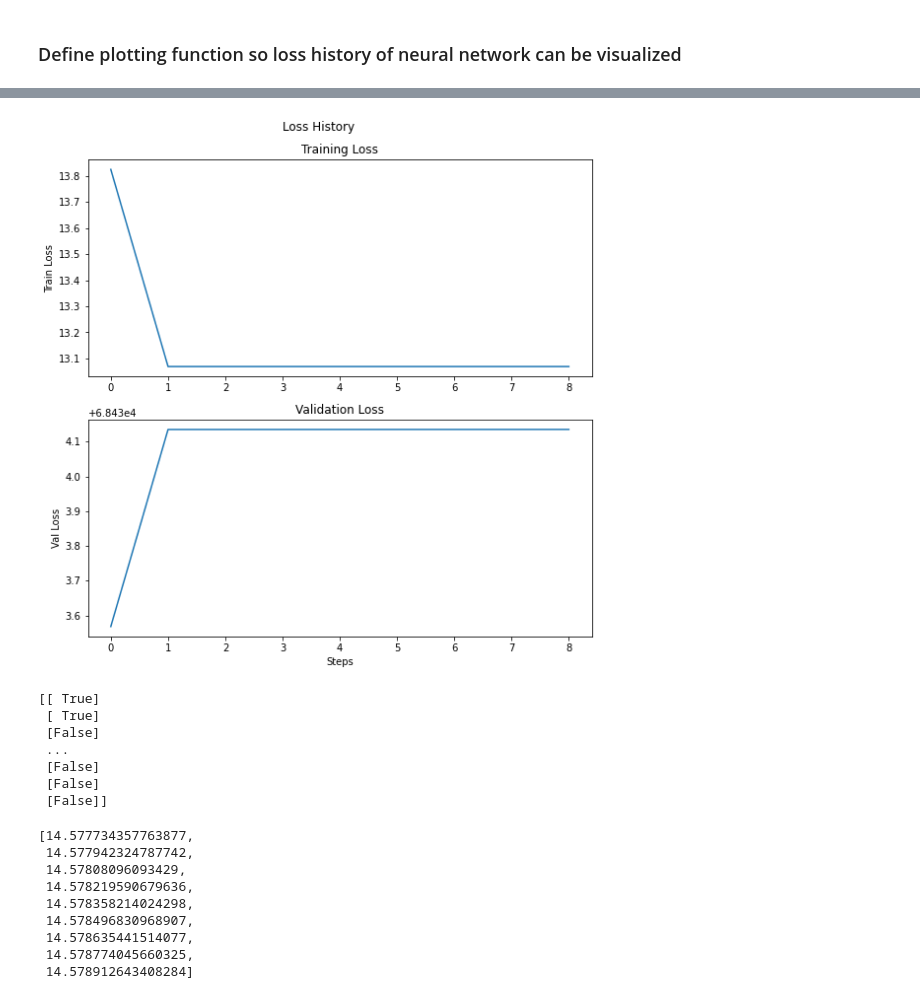
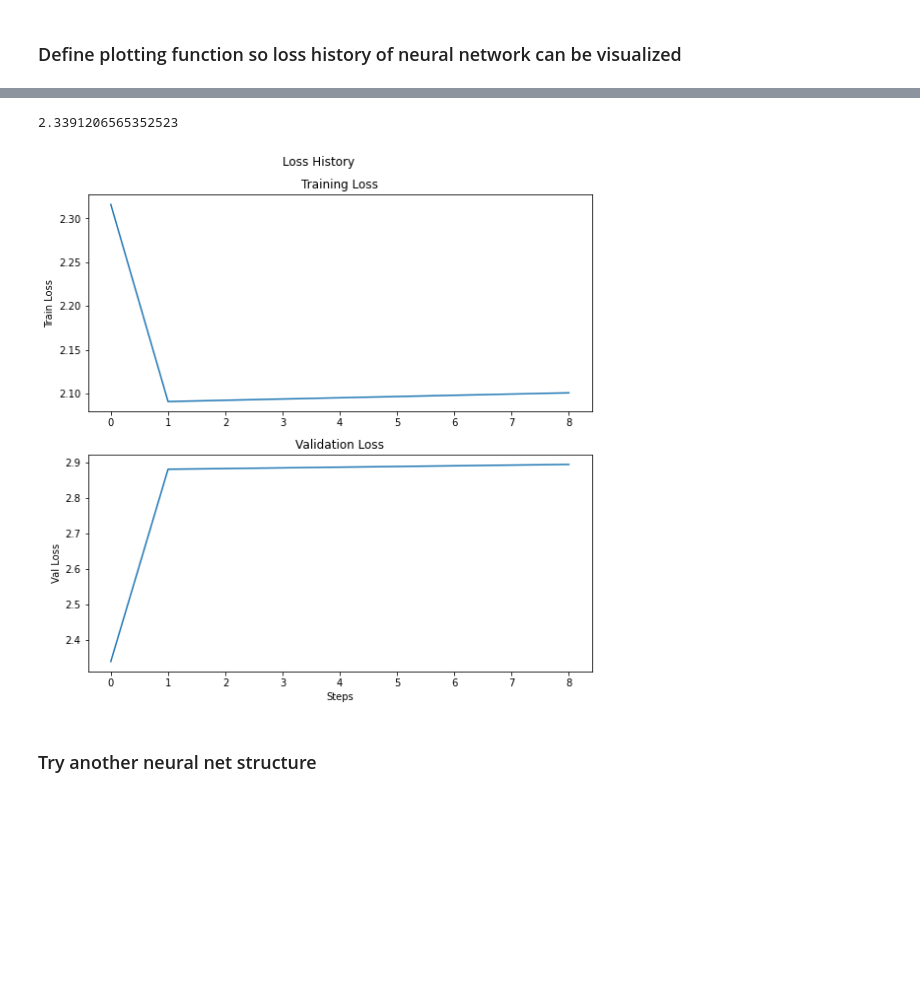
Before and after one commit to gramey02/project7, a Jupyter notebook: nn/Transcription_Factor_Classifier.ipynb, the cells around one changed output, grey strips where cells are left out. Cells and saved outputs as stored; diff of their text form; code cells hidden in the pictures; blank space fills up the shorter version.

Commit message:
finished training TFC

```diff
--- a/nn/Transcription_Factor_Classifier.ipynb
+++ b/nn/Transcription_Factor_Classifier.ipynb
@@ -107,24 +106,8 @@ I will be exploring some hyperparameters in the next few code chunks
 nn_arch = [{'input_dim': 68, 'output_dim': 5, 'activation': 'sigmoid'},
            {'input_dim': 5, 'output_dim': 1, 'activation': 'sigmoid'}]
 classifier = NeuralNetwork(nn_arch,
-                          lr=0.00000001,
+                          lr=0.01,
                           seed=42,
                           batch_size=20,
                           epochs=10,
                           loss_function = "binary cross entropy")
-# %%
-#fit the neural network
-per_epoch_loss_train, per_epoch_loss_val = classifier.fit(X_train_encoded, y_train, X_val_encoded, y_val)
-plot_loss_history(per_epoch_loss_train, per_epoch_loss_val)
-# %% [output]
-[figure, removed]
-# %%
-print(y_val)
-# %% [output]
-[[ True]
- [ True]
- [False]
- ...
- [False]
- [False]
- [False]]
@@ -136,13 +114,9 @@ small_val_output = y_val[0:10]
-# %%
-per_epoch_loss_train, per_epoch_loss_val = classifier.fit(small, small_output, small_val, small_val_output)
-per_epoch_loss_val
-# %% [output]
-[14.577734357763877,
- 14.577942324787742,
- 14.57808096093429,
- 14.578219590679636,
- 14.578358214024298,
- 14.578496830968907,
- 14.578635441514077,
- 14.578774045660325,
- 14.578912643408284]
+# %%
+per_epoch_loss_train, per_epoch_loss_val = classifier.fit(small_X_train, small_y_train, small_X_val, small_y_val)
+plot_loss_history(per_epoch_loss_train, per_epoch_loss_val)
+min(per_epoch_loss_val)
+# %% [output]
+2.3391206565352523
+[figure, added]
+# %% [markdown]
+### Try another neural net structure
```
Also changed, not shown: parts of 25 cells of this notebook.
